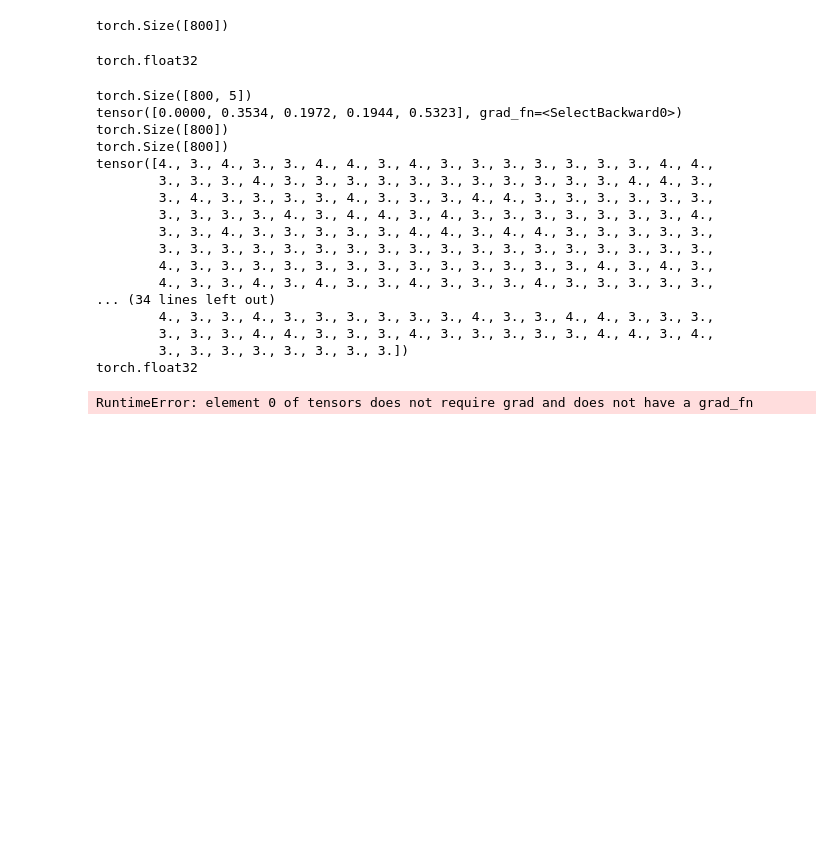
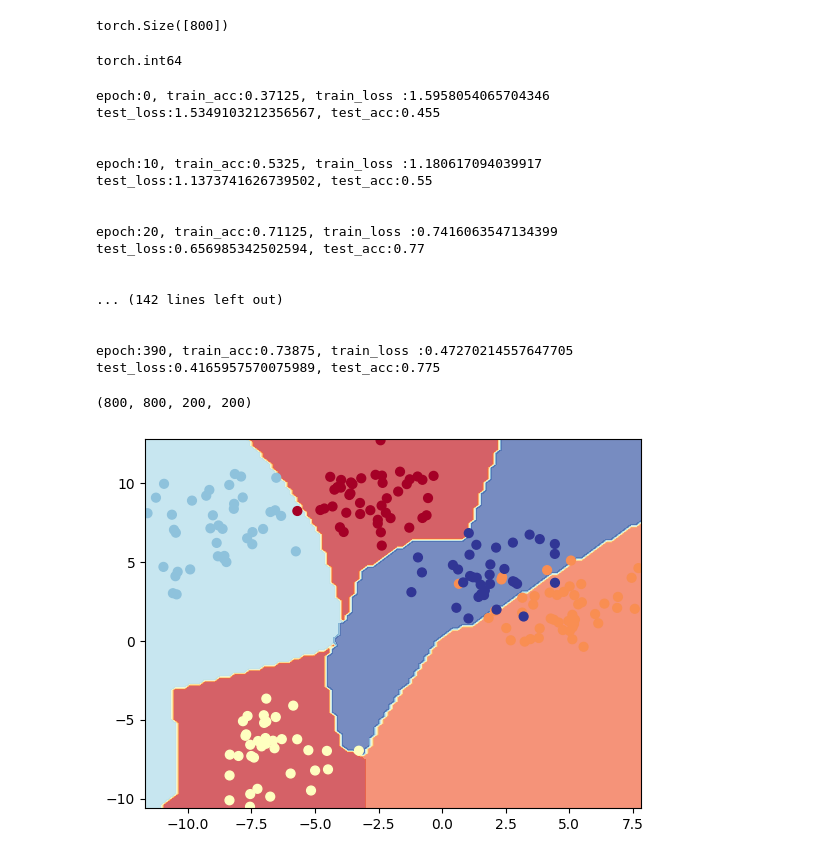
Before and after one commit to saivenkatreddy29/Pytorch-Learning, a Jupyter notebook: Pytorch_Classification.ipynb, the cells around one changed output. Saved outputs shown, nothing was run; the diff lists cells and outputs as text; code cells hidden in the pictures; blank space fills up the shorter version.

```diff
--- a/Pytorch_Classification.ipynb
+++ b/Pytorch_Classification.ipynb
@@ -595,7 +596,7 @@ y.shape
 (1000,)
 # %%
 X = torch.tensor(X,dtype = torch.float)
-y = torch.tensor(y, dtype = torch.float)
+y = torch.tensor(y, dtype = torch.long)
 # %%
 X_train, X_test, y_train, y_test = train_test_split(X,y, test_size =0.2)
 # %%
@@ -642,26 +640,26 @@ torch.Size([800])
 # %%
 y_train.dtype
 # %% [output]
-torch.float32
+torch.int64
 # %%
-epochs = 1000
+epochs = 400
 for epoch in range(epochs):
   model4.train()
 
   # forward Pass
   train_logits = model4(X_train)
-  print(train_logits.shape)
-  print(train_logits[0])
+  # print(train_logits.shape)
+  # print(train_logits[0])
 
   #find the prds
-  train_preds = torch.argmax(torch.softmax(train_logits, dim = 1), dim = 1).type(torch.float32)
-  print(train_preds.shape)
-  print(y_train.shape)
-  print(train_preds)
-  print(train_preds.dtype)
+  train_preds = torch.softmax(train_logits, dim = 1).argmax(dim = 1)
+  # print(train_preds.shape)
+  # print(y_train.shape)
+  # print(train_preds)
+  # print(train_preds.dtype)
 
   # calculate the loss
-  train_loss = loss(train_preds, y_train)
+  train_loss = loss(train_logits, y_train)
 
   # zero grad
   optim.zero_grad()
@@ -678,31 +676,42 @@ for epoch in range(epochs):
   # # # Test l0op
 
   model4.eval()
+  # print(X_test.shape)
+  test_logits = model4(X_test)
+  # print(test_logits.shape)
+  test_preds = torch.softmax(test_logits, dim = 1).argmax(dim = 1)
+  # print(test_preds.shape)
+  test_loss = loss(test_logits, y_test)
 
-  test_logits = model4(X_test)
-  test_preds = torch.argmax(torch.softmax(train_logits, dim = 1))
-  test_loss = loss(test_preds, y_test)
   test_acc = accuracy(y_test, test_preds)
-  break
-  if epoch % 100 == 0:
+  # break
+  if epoch % 10 == 0:
     print(f'epoch:{epoch}, train_acc:{train_acc}, train_loss :{train_loss}')
     print(f'test_loss:{test_loss}, test_acc:{test_acc}')
+    print('\n')
 # %% [output]
-torch.Size([800, 5])
-tensor([0.0000, 0.3534, 0.1972, 0.1944, 0.5323], grad_fn=<SelectBackward0>)
-torch.Size([800])
-torch.Size([800])
-tensor([4., 3., 4., 3., 3., 4., 4., 3., 4., 3., 3., 3., 3., 3., 3., 3., 4., 4.,
-        3., 3., 3., 4., 3., 3., 3., 3., 3., 3., 3., 3., 3., 3., 3., 4., 4., 3.,
-        3., 4., 3., 3., 3., 3., 4., 3., 3., 3., 4., 4., 3., 3., 3., 3., 3., 3.,
-        3., 3., 3., 3., 4., 3., 4., 4., 3., 4., 3., 3., 3., 3., 3., 3., 3., 4.,
-        3., 3., 4., 3., 3., 3., 3., 3., 4., 4., 3., 4., 4., 3., 3., 3., 3., 3.,
-        3., 3., 3., 3., 3., 3., 3., 3., 3., 3., 3., 3., 3., 3., 3., 3., 3., 3.,
-        4., 3., 3., 3., 3., 3., 3., 3., 3., 3., 3., 3., 3., 3., 4., 3., 4., 3.,
-        4., 3., 3., 4., 3., 4., 3., 3., 4., 3., 3., 3., 4., 3., 3., 3., 3., 3.,
-... (34 lines left out)
-        4., 3., 3., 4., 3., 3., 3., 3., 3., 3., 4., 3., 3., 4., 4., 3., 3., 3.,
-        3., 3., 3., 4., 4., 3., 3., 3., 4., 3., 3., 3., 3., 3., 4., 4., 3., 4.,
-        3., 3., 3., 3., 3., 3., 3., 3.])
-torch.float32
+epoch:0, train_acc:0.37125, train_loss :1.5958054065704346
+test_loss:1.5349103212356567, test_acc:0.455
+
+
+epoch:10, train_acc:0.5325, train_loss :1.180617094039917
+test_loss:1.1373741626739502, test_acc:0.55
+
+
+epoch:20, train_acc:0.71125, train_loss :0.7416063547134399
+test_loss:0.656985342502594, test_acc:0.77
+
+
+... (142 lines left out)
+
+
+epoch:390, train_acc:0.73875, train_loss :0.47270214557647705
+test_loss:0.4165957570075989, test_acc:0.775
-RuntimeError: element 0 of tensors does not require grad and does not have a grad_fn
+# %%
+len(X_train), len(y_train), len(X_test), len(y_test)
+# %% [output]
+(800, 800, 200, 200)
+# %%
+plot_decision_boundary(model4, X_test, y_test)
+# %% [output]
+[figure, added]
```
Also changed, not shown: parts of 24 cells of this notebook.
